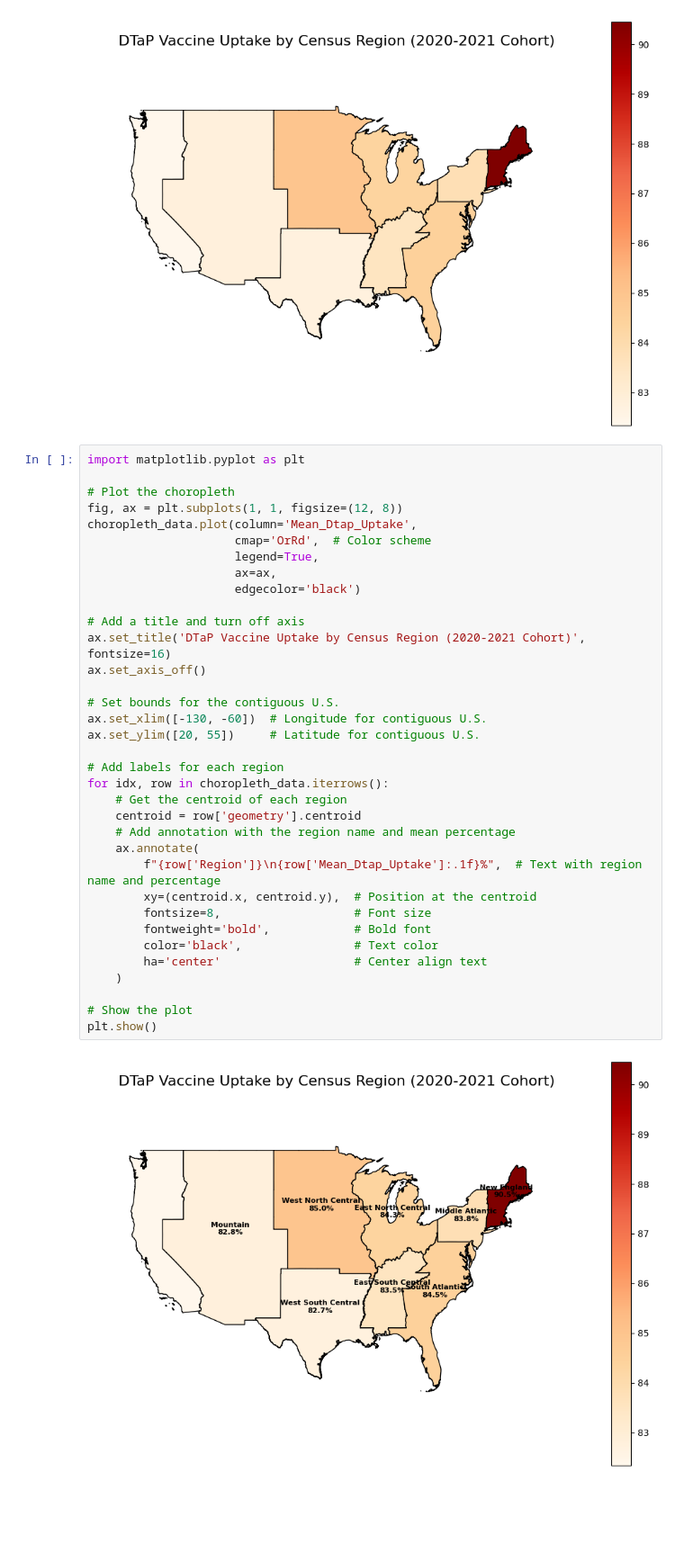
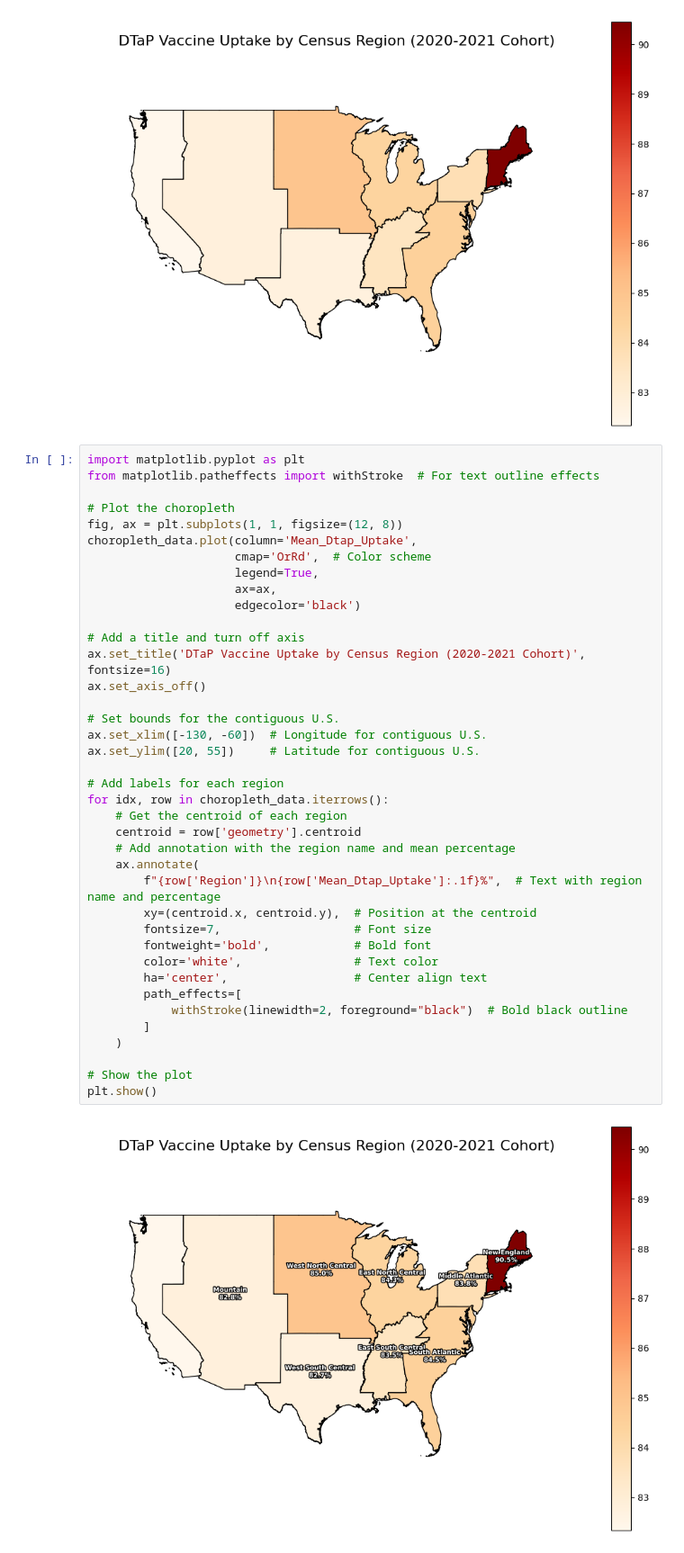
Before and after one commit to Khoi-cpu/RNN_COVID_GROUP, a Jupyter notebook: Dtap_vac_Chloropleth_mapV2.ipynb, the cells around one changed output. Shown: that part at 90% size. Cells and saved outputs as stored; diff of their text form; blank space fills up the shorter version.

```diff
--- a/Dtap_vac_Chloropleth_mapV2.ipynb
+++ b/Dtap_vac_Chloropleth_mapV2.ipynb
@@ -152,38 +152,42 @@ plt.show()
 [figure]
 # %%
 import matplotlib.pyplot as plt
+from matplotlib.patheffects import withStroke  # For text outline effects
 
 # Plot the choropleth
 fig, ax = plt.subplots(1, 1, figsize=(12, 8))
 choropleth_data.plot(column='Mean_Dtap_Uptake',
                      cmap='OrRd',  # Color scheme
                      legend=True,
                      ax=ax,
                      edgecolor='black')
 
 # Add a title and turn off axis
 ax.set_title('DTaP Vaccine Uptake by Census Region (2020-2021 Cohort)', fontsize=16)
 ax.set_axis_off()
 
 # Set bounds for the contiguous U.S.
 ax.set_xlim([-130, -60])  # Longitude for contiguous U.S.
 ax.set_ylim([20, 55])     # Latitude for contiguous U.S.
 
 # Add labels for each region
 for idx, row in choropleth_data.iterrows():
     # Get the centroid of each region
     centroid = row['geometry'].centroid
     # Add annotation with the region name and mean percentage
     ax.annotate(
         f"{row['Region']}\n{row['Mean_Dtap_Uptake']:.1f}%",  # Text with region name and percentage
         xy=(centroid.x, centroid.y),  # Position at the centroid
-        fontsize=8,                   # Font size
+        fontsize=7,                   # Font size
         fontweight='bold',            # Bold font
-        color='black',                # Text color
-        ha='center'                   # Center align text
+        color='white',                # Text color
+        ha='center',                  # Center align text
+        path_effects=[
+            withStroke(linewidth=2, foreground="black")  # Bold black outline
+        ]
     )
 
 # Show the plot
 plt.show()
 # %% [output]
-[figure, old version]
+[figure, new version]
```
Also changed, not shown: parts of 3 cells of this notebook, 3 other files.
